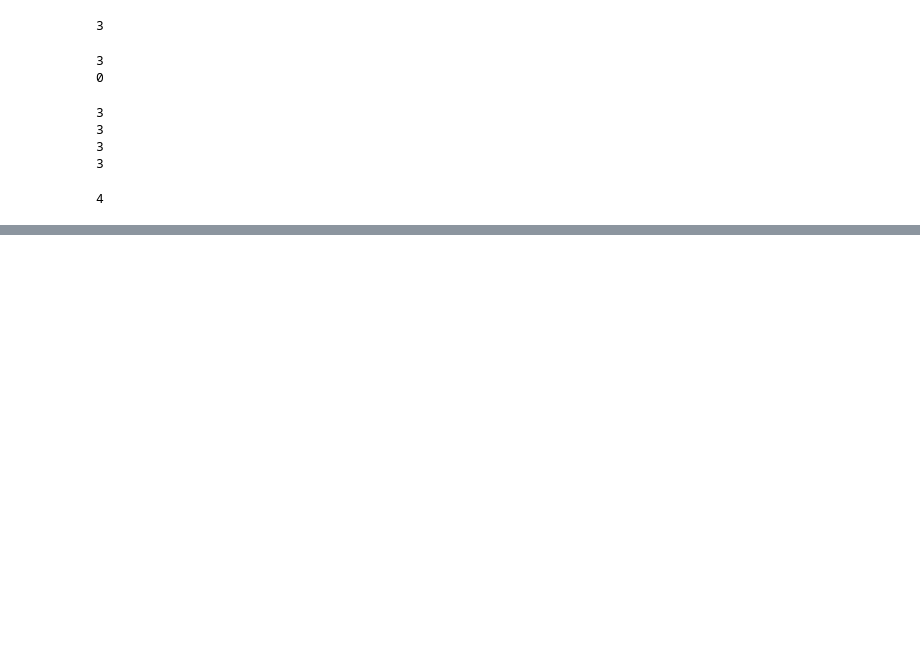
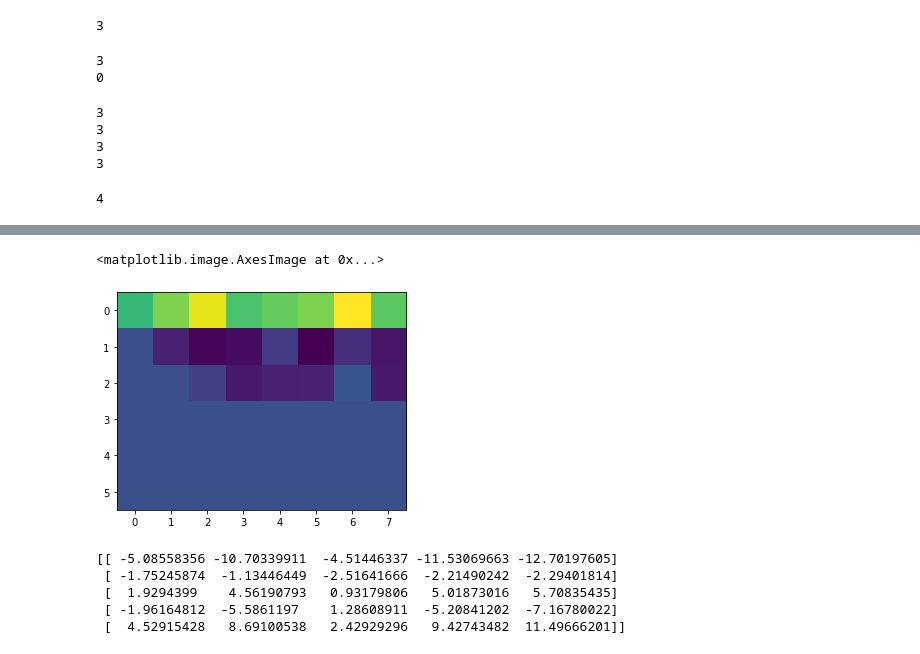
Before and after one commit to shivakumarjayaraman/ds, a Jupyter notebook: Matrix 2.ipynb, the cells around one changed output, grey strips where cells are left out. Cells and saved outputs as stored; diff of their text form; code cells hidden in the pictures; blank space fills up the shorter version.

```diff
--- a/Matrix 2.ipynb
+++ b/Matrix 2.ipynb
@@ -156,0 +177,18 @@ print (np.linalg.det(reducedRankMat))
+# %%
+
+plt.imshow(U)
+# %% [output]
+<matplotlib.image.AxesImage at 0x...>
+[figure, added]
+# %%
+A = createMatrixOfRank(5, 5, 5)
+P, L, U = scipy.linalg.lu(A)
+A_inv = np.linalg.inv(U)@np.linalg.inv(L)@P
+
+print (A_inv@A)
+# %% [output]
+[[ -5.08558356 -10.70339911  -4.51446337 -11.53069663 -12.70197605]
+ [ -1.75245874  -1.13446449  -2.51641666  -2.21490242  -2.29401814]
+ [  1.9294399    4.56190793   0.93179806   5.01873016   5.70835435]
+ [ -1.96164812  -5.5861197    1.28608911  -5.20841202  -7.16780022]
+ [  4.52915428   8.69100538   2.42929296   9.42743482  11.49666201]]
```
Also changed, not shown: parts of 7 cells of this notebook.
